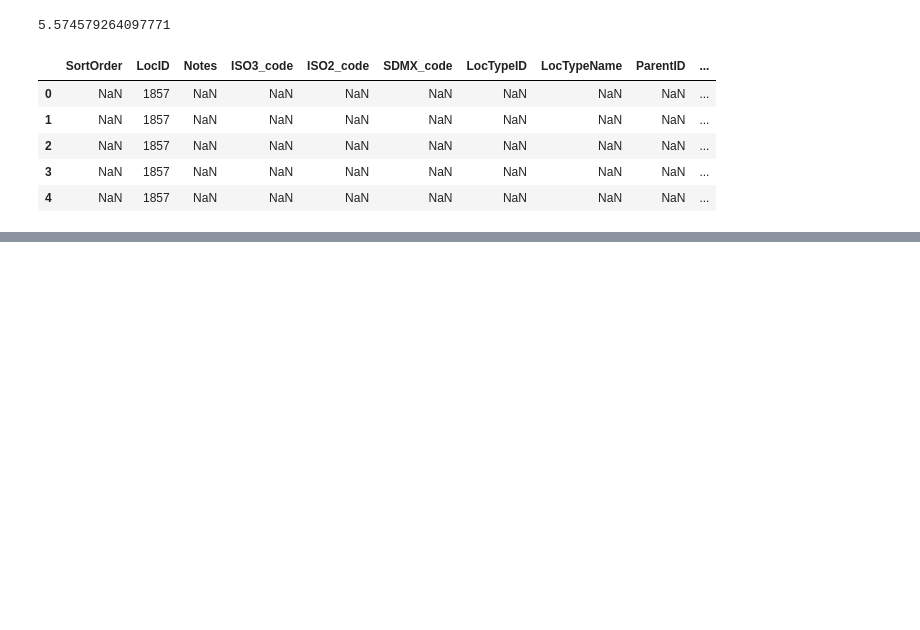
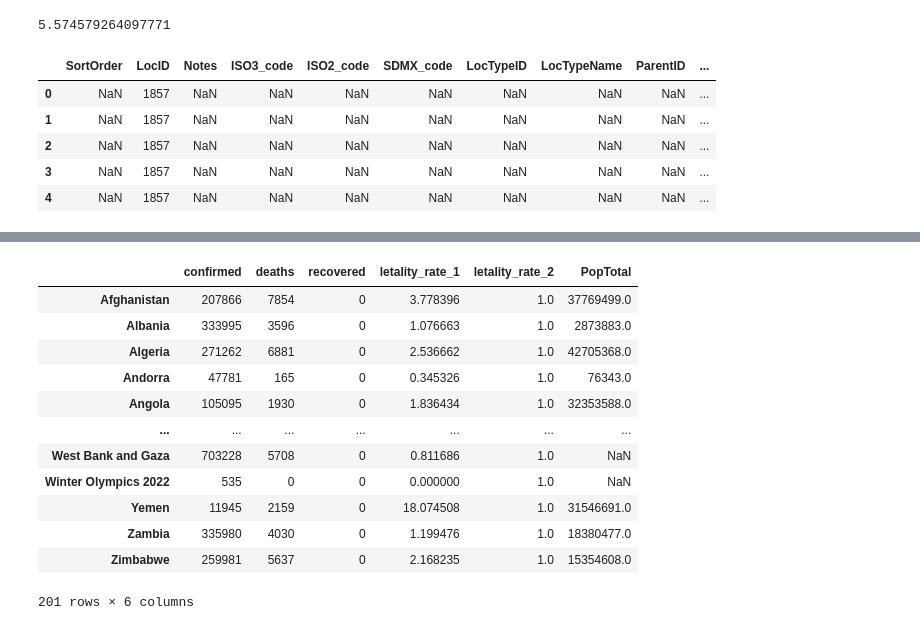
Before and after one commit to muriloWeber/dataScienceAlura, a Jupyter notebook: dataScienceVisualizacaoDeDadosParaSaudeEMedicina/Data_Science_e_Saude.ipynb, the cells around one changed output, grey strips where cells are left out. Saved outputs shown, nothing was run; the diff lists cells and outputs as text; code cells hidden in the pictures; blank space fills up the shorter version.

```diff
--- a/dataScienceVisualizacaoDeDadosParaSaudeEMedicina/Data_Science_e_Saude.ipynb
+++ b/dataScienceVisualizacaoDeDadosParaSaudeEMedicina/Data_Science_e_Saude.ipynb
@@ -603,0 +629,17 @@ un_population.head()
+# %%
+# combinando os dois datasets pelo índice
+combined.join(un_population_total)
+# %% [output]
+|  | confirmed | deaths | recovered | letality_rate_1 | letality_rate_2 | PopTotal |
+| Afghanistan | 207866 | 7854 | 0 | 3.778396 | 1.0 | 37769499.0 |
+| Albania | 333995 | 3596 | 0 | 1.076663 | 1.0 | 2873883.0 |
+| Algeria | 271262 | 6881 | 0 | 2.536662 | 1.0 | 42705368.0 |
+| Andorra | 47781 | 165 | 0 | 0.345326 | 1.0 | 76343.0 |
+| Angola | 105095 | 1930 | 0 | 1.836434 | 1.0 | 32353588.0 |
+| ... | ... | ... | ... | ... | ... | ... |
+| West Bank and Gaza | 703228 | 5708 | 0 | 0.811686 | 1.0 | NaN |
+| Winter Olympics 2022 | 535 | 0 | 0 | 0.000000 | 1.0 | NaN |
+| Yemen | 11945 | 2159 | 0 | 18.074508 | 1.0 | 31546691.0 |
+| Zambia | 335980 | 4030 | 0 | 1.199476 | 1.0 | 18380477.0 |
+| Zimbabwe | 259981 | 5637 | 0 | 2.168235 | 1.0 | 15354608.0 |
+201 rows × 6 columns
```
Also changed, not shown: parts of 12 cells of this notebook.
